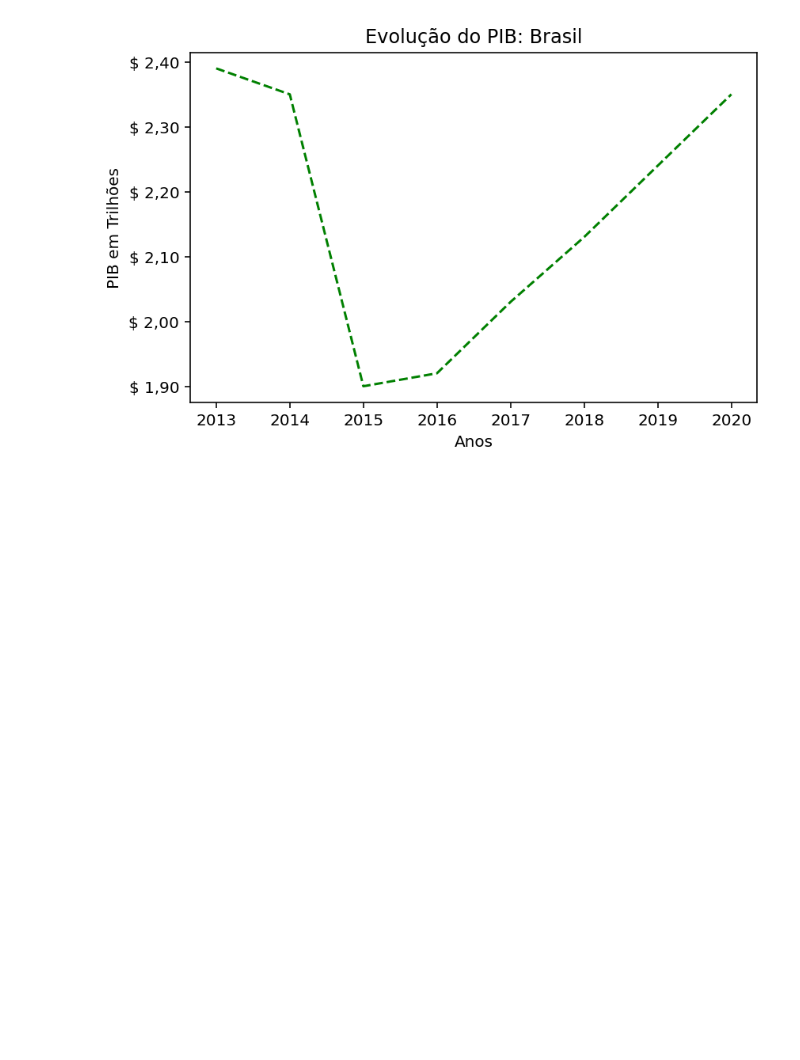
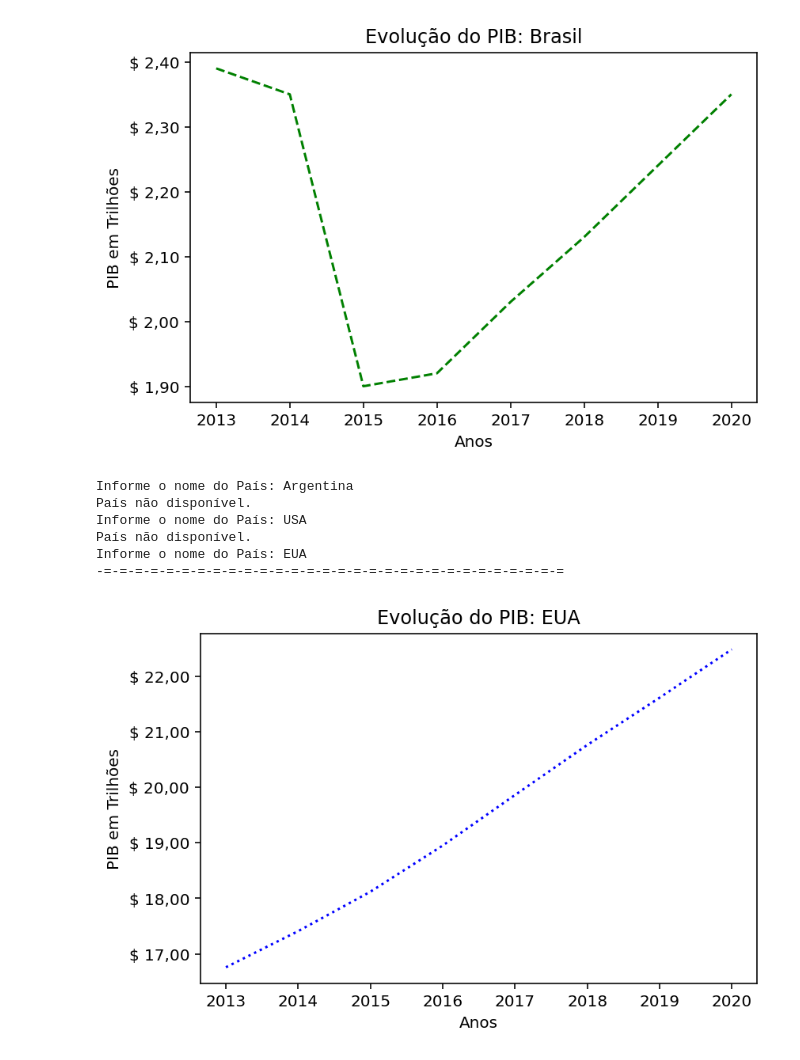
Before and after one commit to pedronora/infnet, a Jupyter notebook: Pedro_Henrique_Macedo_Nora_DR1_AT.ipynb, the cells around one changed output. Cells and saved outputs as stored; diff of their text form; code cells hidden in the pictures; blank space fills up the shorter version.

```diff
--- a/Pedro_Henrique_Macedo_Nora_DR1_AT.ipynb
+++ b/Pedro_Henrique_Macedo_Nora_DR1_AT.ipynb
@@ -354,3 +360,19 @@ def gerar_grafico_pib(pais, **kwargs):
 gerar_grafico_pib(pais, color='green', linestyle='--')
 # %% [output]
 [figure]
+# %%
+pais = str(input('Informe o nome do País: '))
+while pais not in pibs.index:
+    print('País não disponível.')
+    pais = str(input('Informe o nome do País: '))
+print('-='*30)
+
+gerar_grafico_pib(pais, color='blue', linestyle=':')
+# %% [output]
+Informe o nome do País: Argentina
+País não disponível.
+Informe o nome do País: USA
+País não disponível.
+Informe o nome do País: EUA
+-=-=-=-=-=-=-=-=-=-=-=-=-=-=-=-=-=-=-=-=-=-=-=-=-=-=-=-=-=-=
+[figure, added]
```
Also changed, not shown: parts of 4 cells of this notebook.
